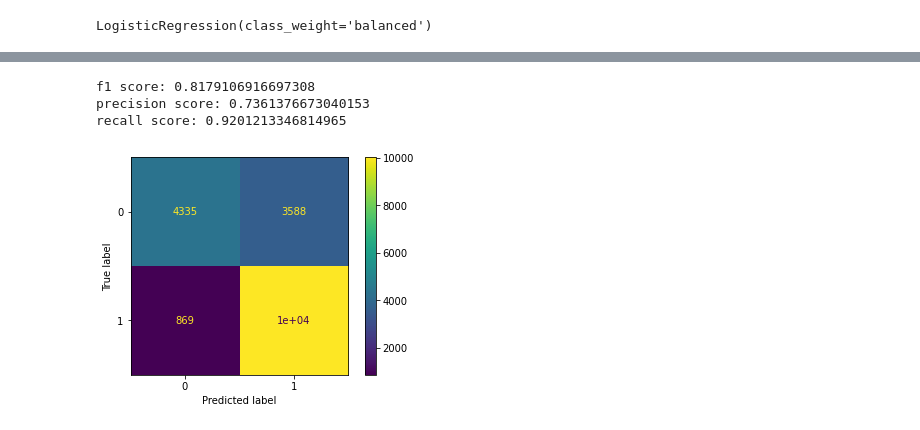
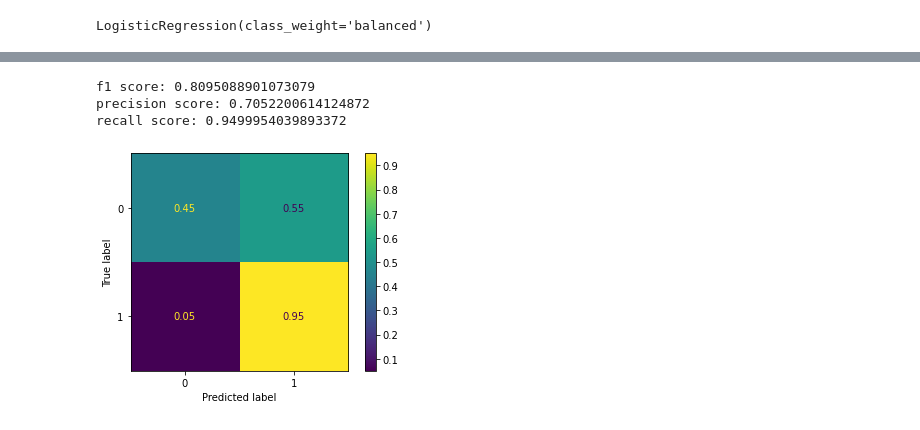
Before and after one commit to lucasmarchd01/VideoFrameExtract, a Jupyter notebook: DataExploration.ipynb, the cells around one changed output, grey strips where cells are left out. Cells and saved outputs as stored; diff of their text form; code cells hidden in the pictures.

```diff
--- a/DataExploration.ipynb
+++ b/DataExploration.ipynb
@@ -2,5 +2,6 @@
 import pandas as pd
 import matplotlib.pyplot as plt
 # %%
-df = pd.read_csv("C:\\Users\\Lucas\\Video Images\\Data\\NoNone_Compare_withdist.csv")
+df = pd.read_csv("C:\\Users\\Lucas\\Video Images\\Data\\NoNone_Compare_withnegdist.csv")
+df4 = pd.read_csv("C:\\Users\\Lucas\\Video Images\\Data\\NoNone_Compare_withdist.csv")
 # %%
@@ -190,15 +260,15 @@ accuracy score: 0.764048927495125
 # %%
-thr = 0.04
+thr = 0.05
 df['thrTest'] = df['Distance'].apply(lambda x: 1 if x <= thr else 0)
 print("f1 score: " + str(metrics.f1_score(df['Contact'], df['thrTest'])))
 print("precision score: " + str(metrics.precision_score(df['Contact'], df['thrTest'])))
 print("recall score: " + str(metrics.recall_score(df['Contact'], df['thrTest'])))
-cm2 = sklearn.metrics.confusion_matrix(df['Contact'], df['thrTest'])
+cm2 = sklearn.metrics.confusion_matrix(df['Contact'], df['thrTest'], normalize='true')
 disp = ConfusionMatrixDisplay(confusion_matrix=cm2)
 disp.plot()
 plt.show()
 # %% [output]
-f1 score: 0.8179106916697308
-precision score: 0.7361376673040153
-recall score: 0.9201213346814965
+f1 score: 0.8095088901073079
+precision score: 0.7052200614124872
+recall score: 0.9499954039893372
-[figure, old version]
+[figure, new version]
```
Also changed, not shown: parts of 54 cells of this notebook, 2 other files.
